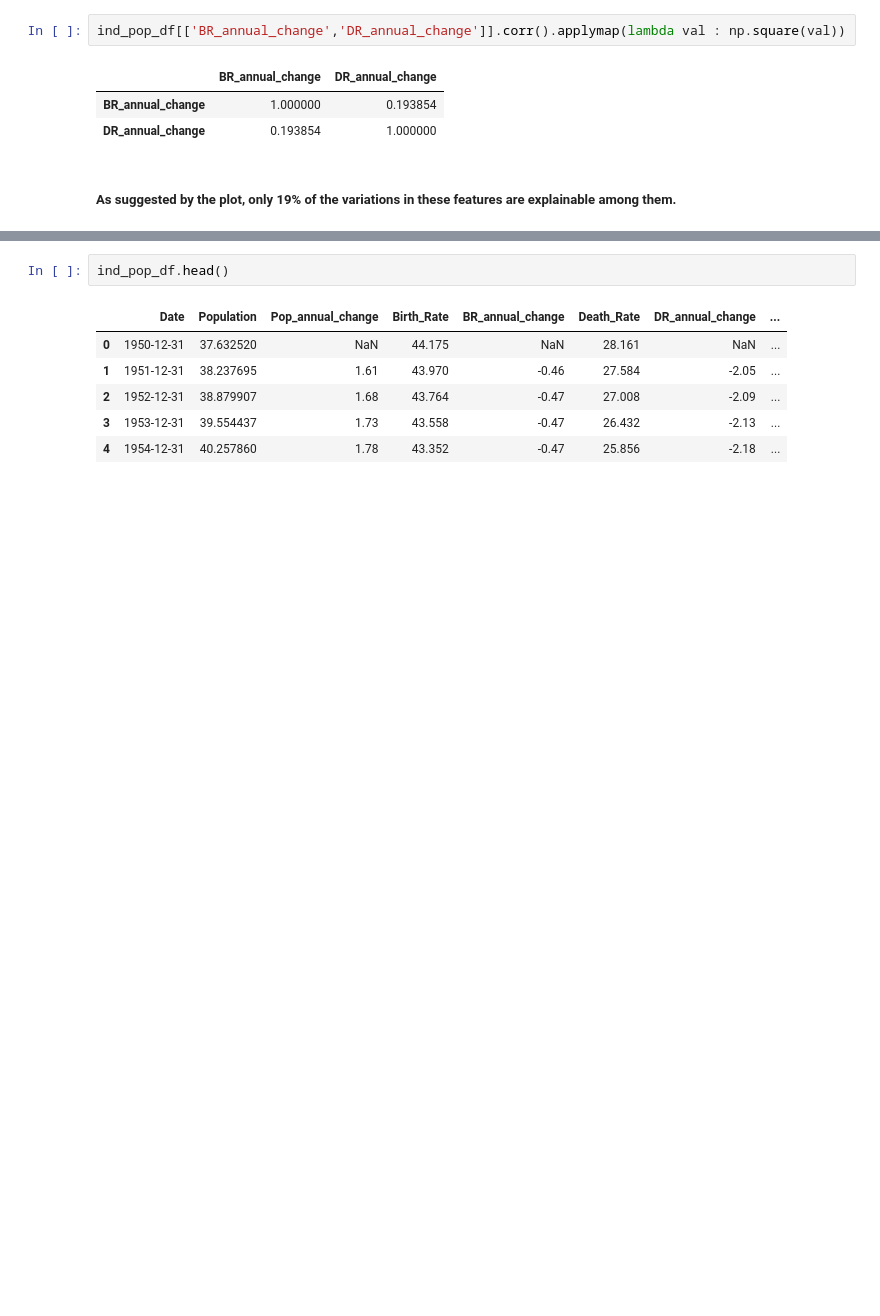
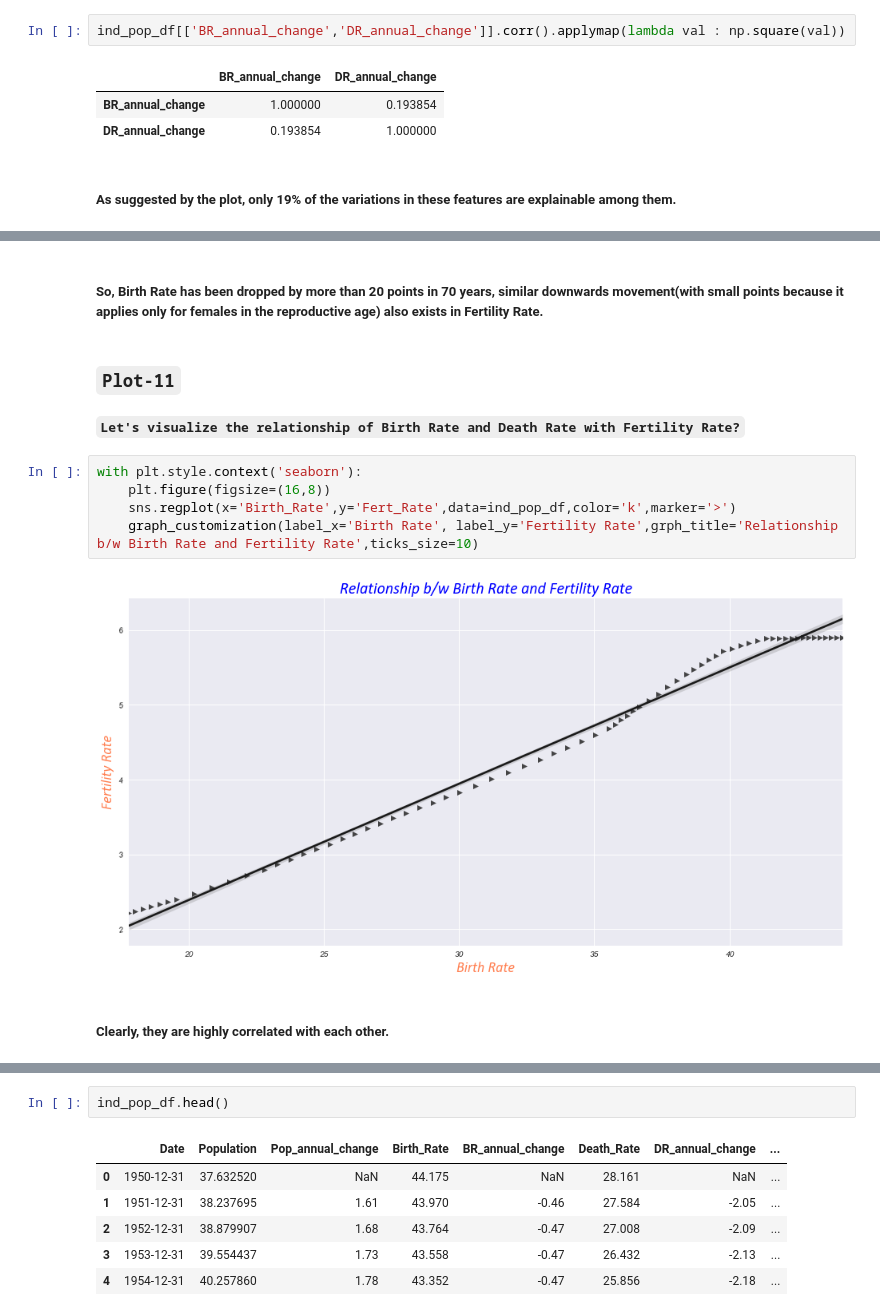
Before and after one commit to raj-shr-git/Indian_Pop_Statistical_Analysis, a Jupyter notebook: Indian_Pop_Data_Analysis.ipynb, the cells around one changed output, grey strips where cells are left out. Saved outputs shown, nothing was run; the diff lists cells and outputs as text; blank space fills up the shorter version.

```diff
--- a/Indian_Pop_Data_Analysis.ipynb
+++ b/Indian_Pop_Data_Analysis.ipynb
@@ -579,0 +605,14 @@ ind_pop_df[['BR_annual_change','DR_annual_change']].corr().applymap(lambda val :
+# %% [markdown]
+##### **So, Birth Rate has been dropped by more than 20 points in 70 years, similar downwards movement(with small points because it applies only for females in the reproductive age) also exists in Fertility Rate.**
+# %% [markdown]
+### **``Plot-11``**
+#### **``Let's visualize the relationship of Birth Rate and Death Rate with Fertility Rate?``**
+# %%
+with plt.style.context('seaborn'):
+    plt.figure(figsize=(16,8))
+    sns.regplot(x='Birth_Rate',y='Fert_Rate',data=ind_pop_df,color='k',marker='>')
+    graph_customization(label_x='Birth Rate', label_y='Fertility Rate',grph_title='Relationship b/w Birth Rate and Fertility Rate',ticks_size=10)
+# %% [output]
+[figure, added]
+# %% [markdown]
+##### **Clearly, they are highly correlated with each other.**
```
Also changed, not shown: parts of 35 cells of this notebook.
